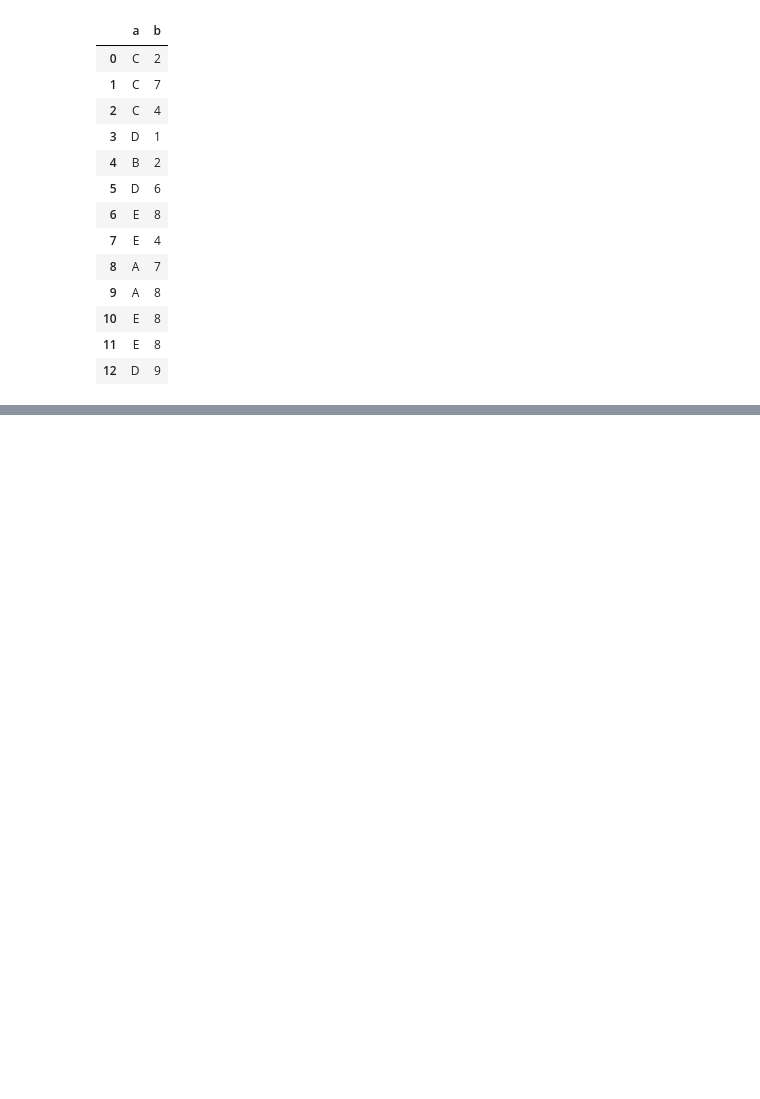
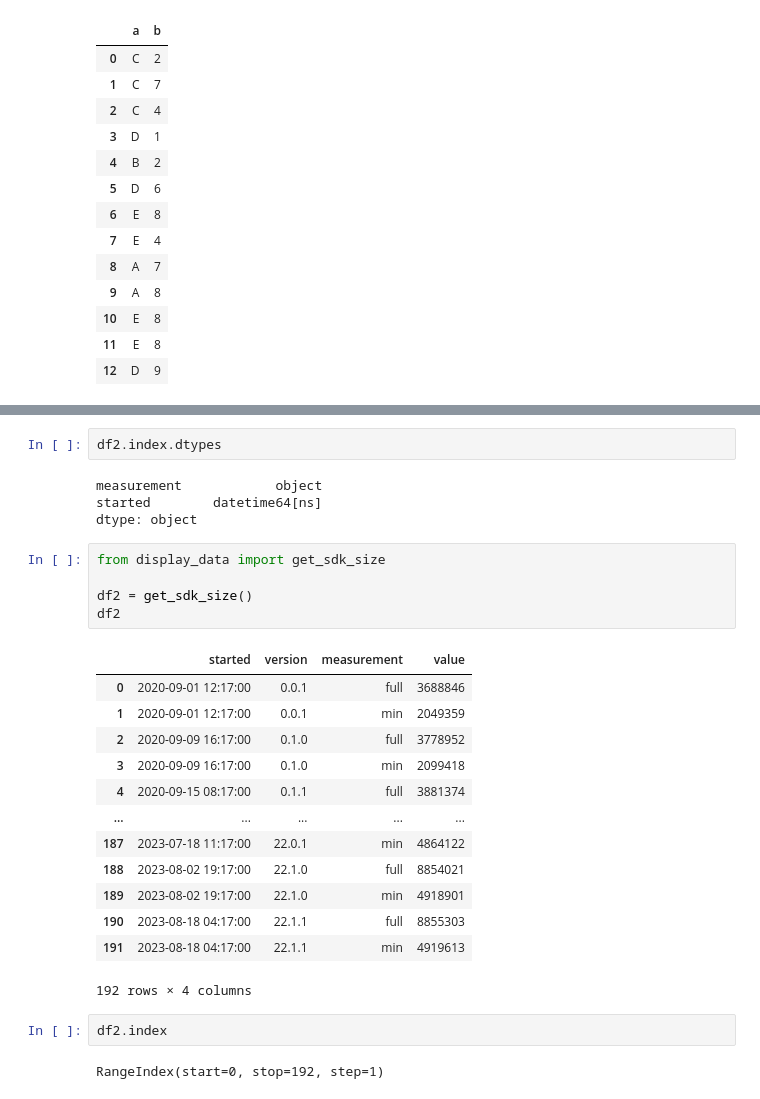
Before and after one commit to getsentry/test-factory-utils, a Jupyter notebook: table_visualisation.ipynb, the cells around one changed output, grey strips where cells are left out. Drawn from its saved outputs; the diff is of its cells as text; blank space fills up the shorter version.

Commit message:
generating data from mongo

```diff
--- a/table_visualisation.ipynb
+++ b/table_visualisation.ipynb
@@ -277,0 +330,29 @@ text = bars.mark_text(
+# %%
+df2.index.dtypes
+# %% [output]
+measurement            object
+started        datetime64[ns]
+dtype: object
+# %%
+from display_data import get_sdk_size
+
+df2 = get_sdk_size()
+df2
+# %% [output]
+|  | started | version | measurement | value |
+| 0 | 2020-09-01 12:17:00 | 0.0.1 | full | 3688846 |
+| 1 | 2020-09-01 12:17:00 | 0.0.1 | min | 2049359 |
+| 2 | 2020-09-09 16:17:00 | 0.1.0 | full | 3778952 |
+| 3 | 2020-09-09 16:17:00 | 0.1.0 | min | 2099418 |
+| 4 | 2020-09-15 08:17:00 | 0.1.1 | full | 3881374 |
+| ... | ... | ... | ... | ... |
+| 187 | 2023-07-18 11:17:00 | 22.0.1 | min | 4864122 |
+| 188 | 2023-08-02 19:17:00 | 22.1.0 | full | 8854021 |
+| 189 | 2023-08-02 19:17:00 | 22.1.0 | min | 4918901 |
+| 190 | 2023-08-18 04:17:00 | 22.1.1 | full | 8855303 |
+| 191 | 2023-08-18 04:17:00 | 22.1.1 | min | 4919613 |
+192 rows × 4 columns
+# %%
+df2.index
+# %% [output]
+RangeIndex(start=0, stop=192, step=1)
```
Also changed, not shown: parts of 11 cells of this notebook, 5 other files.
